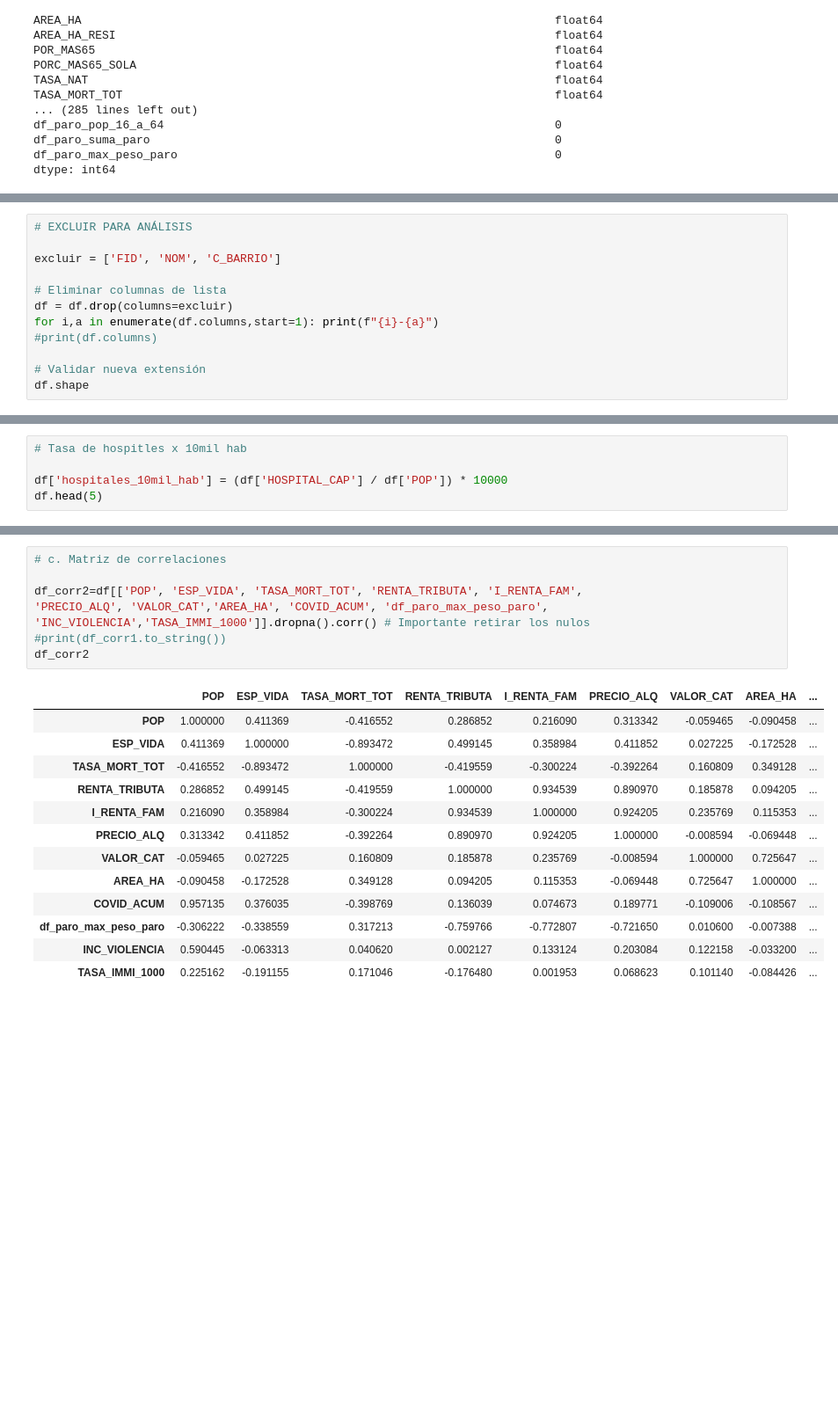
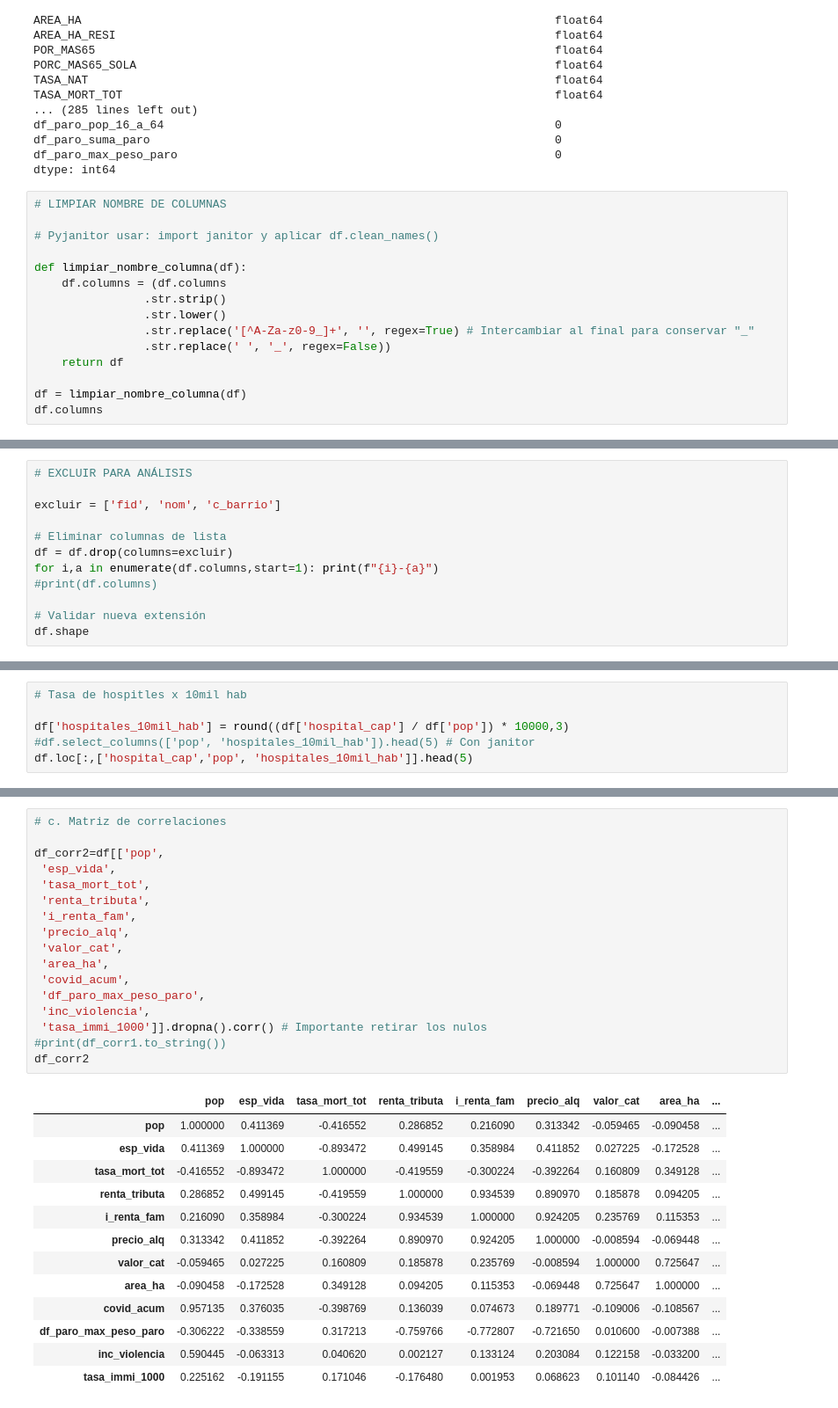
Before and after one commit to mautamos89/python_limpieza_datos, a Jupyter notebook: python_barcelona_data_eda.ipynb, the cells around one changed output, grey strips where cells are left out. Shown at 88% size. Drawn from its saved outputs; the diff is of its cells as text; blank space fills up the shorter version.

```diff
--- a/python_barcelona_data_eda.ipynb
+++ b/python_barcelona_data_eda.ipynb
@@ -57,3 +56,18 @@ df_paro_pop_16_a_64                                                         0
 df_paro_suma_paro                                                           0
 df_paro_max_peso_paro                                                       0
 dtype: int64
+# %%
+# LIMPIAR NOMBRE DE COLUMNAS
+
+# Pyjanitor usar: import janitor y aplicar df.clean_names()
+
+def limpiar_nombre_columna(df):
+    df.columns = (df.columns
+                .str.strip()
+                .str.lower()
+                .str.replace('[^A-Za-z0-9_]+', '', regex=True) # Intercambiar al final para conservar "_"
+                .str.replace(' ', '_', regex=False))
+    return df
+
+df = limpiar_nombre_columna(df)
+df.columns
@@ -60,7 +92,7 @@ dtype: int64
 # %%
 # EXCLUIR PARA ANÁLISIS
 
-excluir = ['FID', 'NOM', 'C_BARRIO']
+excluir = ['fid', 'nom', 'c_barrio']
 
 # Eliminar columnas de lista
 df = df.drop(columns=excluir)
@@ -105,6 +137,7 @@ plt.show()
 # %%
 # Tasa de hospitles x 10mil hab
 
-df['hospitales_10mil_hab'] = (df['HOSPITAL_CAP'] / df['POP']) * 10000
-df.head(5)
+df['hospitales_10mil_hab'] = round((df['hospital_cap'] / df['pop']) * 10000,3)
+#df.select_columns(['pop', 'hospitales_10mil_hab']).head(5) # Con janitor
+df.loc[:,['hospital_cap','pop', 'hospitales_10mil_hab']].head(5)
 # %% [output]
@@ -187,25 +220,34 @@ plt.show()
 # %%
 # c. Matriz de correlaciones
 
-df_corr2=df[['POP', 'ESP_VIDA', 'TASA_MORT_TOT', 'RENTA_TRIBUTA', 'I_RENTA_FAM',
-'PRECIO_ALQ', 'VALOR_CAT','AREA_HA', 'COVID_ACUM', 'df_paro_max_peso_paro',
-'INC_VIOLENCIA','TASA_IMMI_1000']].dropna().corr() # Importante retirar los nulos
+df_corr2=df[['pop',
+ 'esp_vida',
+ 'tasa_mort_tot',
+ 'renta_tributa',
+ 'i_renta_fam',
+ 'precio_alq',
+ 'valor_cat',
+ 'area_ha',
+ 'covid_acum',
+ 'df_paro_max_peso_paro',
+ 'inc_violencia',
+ 'tasa_immi_1000']].dropna().corr() # Importante retirar los nulos
 #print(df_corr1.to_string())
 df_corr2
 # %% [output]
-|  | POP | ESP_VIDA | TASA_MORT_TOT | RENTA_TRIBUTA | I_RENTA_FAM | PRECIO_ALQ | VALOR_CAT | AREA_HA | ... |
-| POP | 1.000000 | 0.411369 | -0.416552 | 0.286852 | 0.216090 | 0.313342 | -0.059465 | -0.090458 | ... |
-| ESP_VIDA | 0.411369 | 1.000000 | -0.893472 | 0.499145 | 0.358984 | 0.411852 | 0.027225 | -0.172528 | ... |
-| TASA_MORT_TOT | -0.416552 | -0.893472 | 1.000000 | -0.419559 | -0.300224 | -0.392264 | 0.160809 | 0.349128 | ... |
-| RENTA_TRIBUTA | 0.286852 | 0.499145 | -0.419559 | 1.000000 | 0.934539 | 0.890970 | 0.185878 | 0.094205 | ... |
-| I_RENTA_FAM | 0.216090 | 0.358984 | -0.300224 | 0.934539 | 1.000000 | 0.924205 | 0.235769 | 0.115353 | ... |
-| PRECIO_ALQ | 0.313342 | 0.411852 | -0.392264 | 0.890970 | 0.924205 | 1.000000 | -0.008594 | -0.069448 | ... |
-| VALOR_CAT | -0.059465 | 0.027225 | 0.160809 | 0.185878 | 0.235769 | -0.008594 | 1.000000 | 0.725647 | ... |
-| AREA_HA | -0.090458 | -0.172528 | 0.349128 | 0.094205 | 0.115353 | -0.069448 | 0.725647 | 1.000000 | ... |
-| COVID_ACUM | 0.957135 | 0.376035 | -0.398769 | 0.136039 | 0.074673 | 0.189771 | -0.109006 | -0.108567 | ... |
+|  | pop | esp_vida | tasa_mort_tot | renta_tributa | i_renta_fam | precio_alq | valor_cat | area_ha | ... |
+| pop | 1.000000 | 0.411369 | -0.416552 | 0.286852 | 0.216090 | 0.313342 | -0.059465 | -0.090458 | ... |
+| esp_vida | 0.411369 | 1.000000 | -0.893472 | 0.499145 | 0.358984 | 0.411852 | 0.027225 | -0.172528 | ... |
+| tasa_mort_tot | -0.416552 | -0.893472 | 1.000000 | -0.419559 | -0.300224 | -0.392264 | 0.160809 | 0.349128 | ... |
+| renta_tributa | 0.286852 | 0.499145 | -0.419559 | 1.000000 | 0.934539 | 0.890970 | 0.185878 | 0.094205 | ... |
+| i_renta_fam | 0.216090 | 0.358984 | -0.300224 | 0.934539 | 1.000000 | 0.924205 | 0.235769 | 0.115353 | ... |
+| precio_alq | 0.313342 | 0.411852 | -0.392264 | 0.890970 | 0.924205 | 1.000000 | -0.008594 | -0.069448 | ... |
+| valor_cat | -0.059465 | 0.027225 | 0.160809 | 0.185878 | 0.235769 | -0.008594 | 1.000000 | 0.725647 | ... |
+| area_ha | -0.090458 | -0.172528 | 0.349128 | 0.094205 | 0.115353 | -0.069448 | 0.725647 | 1.000000 | ... |
+| covid_acum | 0.957135 | 0.376035 | -0.398769 | 0.136039 | 0.074673 | 0.189771 | -0.109006 | -0.108567 | ... |
 | df_paro_max_peso_paro | -0.306222 | -0.338559 | 0.317213 | -0.759766 | -0.772807 | -0.721650 | 0.010600 | -0.007388 | ... |
-| INC_VIOLENCIA | 0.590445 | -0.063313 | 0.040620 | 0.002127 | 0.133124 | 0.203084 | 0.122158 | -0.033200 | ... |
-| TASA_IMMI_1000 | 0.225162 | -0.191155 | 0.171046 | -0.176480 | 0.001953 | 0.068623 | 0.101140 | -0.084426 | ... |
+| inc_violencia | 0.590445 | -0.063313 | 0.040620 | 0.002127 | 0.133124 | 0.203084 | 0.122158 | -0.033200 | ... |
+| tasa_immi_1000 | 0.225162 | -0.191155 | 0.171046 | -0.176480 | 0.001953 | 0.068623 | 0.101140 | -0.084426 | ... |
 # %%
 # Mapas de calor
 
```
Also changed, not shown: parts of 9 cells of this notebook.
